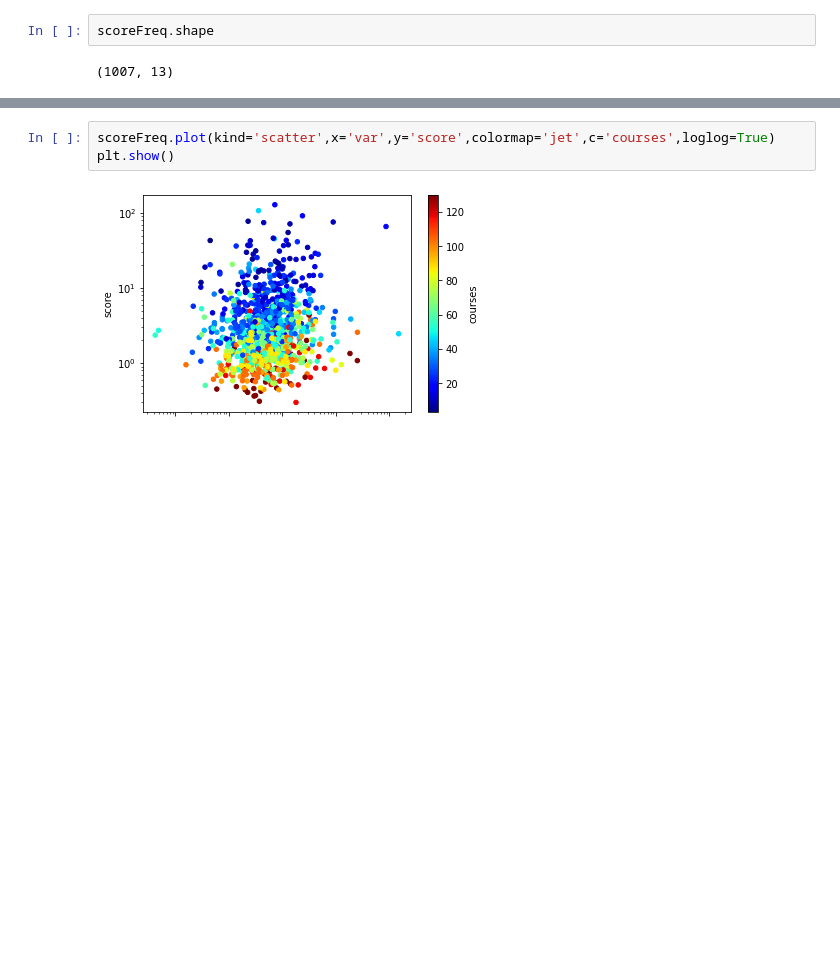
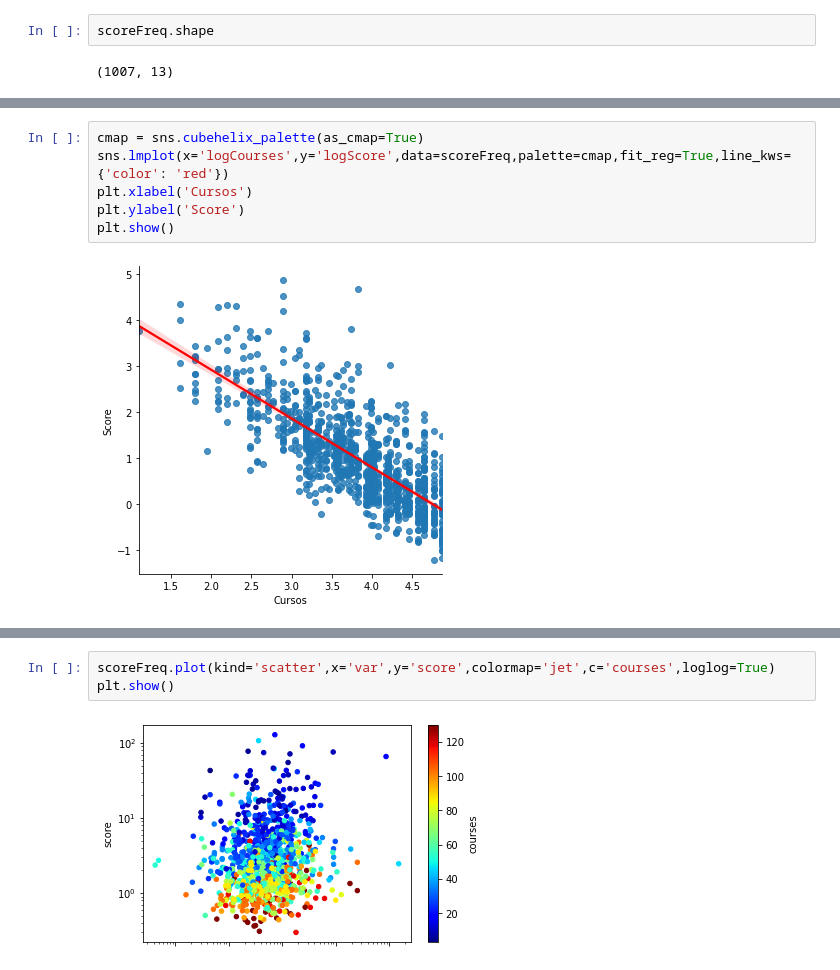
Before and after one commit to jo-nsc/distance-education-2020, a Jupyter notebook: analise_perfil_alunos.ipynb, the cells around one changed output, grey strips where cells are left out. Drawn from its saved outputs; the diff is of its cells as text; blank space fills up the shorter version.

Commit message:
Colored regression line red

```diff
--- a/analise_perfil_alunos.ipynb
+++ b/analise_perfil_alunos.ipynb
@@ -415,0 +433,8 @@ plt.show()
+# %%
+cmap = sns.cubehelix_palette(as_cmap=True)
+sns.lmplot(x='logCourses',y='logScore',data=scoreFreq,palette=cmap,fit_reg=True,line_kws={'color': 'red'})
+plt.xlabel('Cursos')
+plt.ylabel('Score')
+plt.show()
+# %% [output]
+[figure, added]
```
Also changed, not shown: parts of 10 cells of this notebook.
